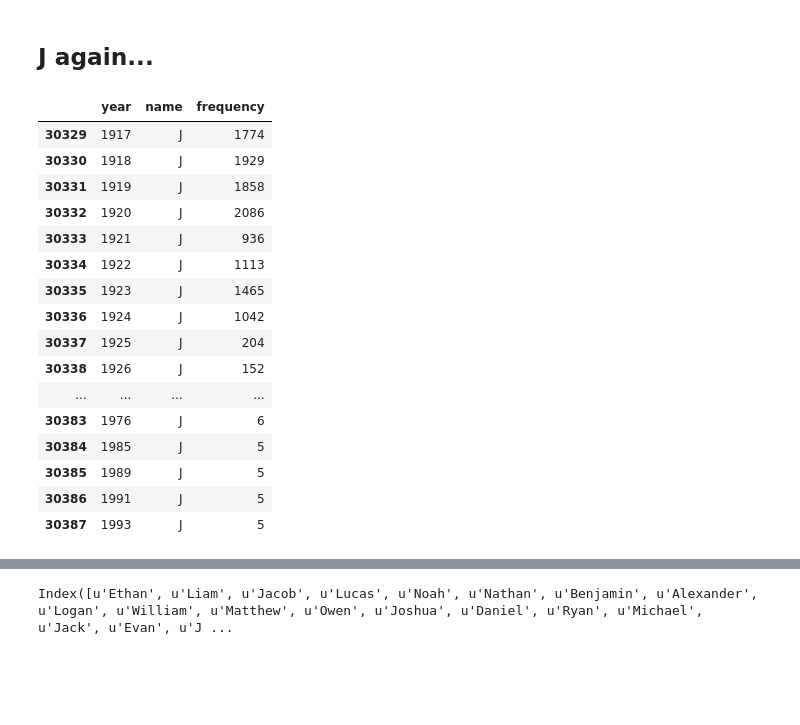
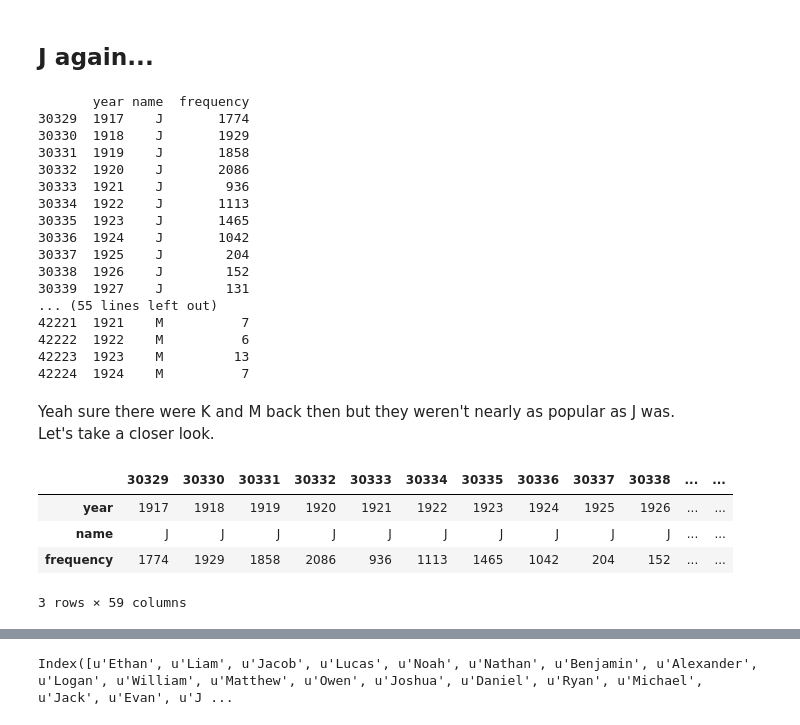
Before and after one commit to c0ns0le/ipython-notebooks, a Jupyter notebook: pydata/Baby boy names in Alberta and Ontario.ipynb, the cells around one changed output, grey strips where cells are left out. Drawn from its saved outputs; the diff is of its cells as text; code cells hidden in the pictures; blank space fills up the shorter version.

Commit message:
baby names

```diff
--- a/pydata/Baby boy names in Alberta and Ontario.ipynb
+++ b/pydata/Baby boy names in Alberta and Ontario.ipynb
@@ -333,23 +346,37 @@ ontario_boys.columns=["year", "name", "frequency"]
 ontario_boys['name'] = map(str.title, ontario_boys['name'])
 # %% [markdown]
 ## J again...
+# %%
+for letter in string.ascii_uppercase:
+    df = ontario_boys[ontario_boys['name']==letter]
+    if not df.empty:
+        print(df)
+# %% [output]
+       year name  frequency
+30329  1917    J       1774
+30330  1918    J       1929
+30331  1919    J       1858
+30332  1920    J       2086
+30333  1921    J        936
+30334  1922    J       1113
+30335  1923    J       1465
+30336  1924    J       1042
+30337  1925    J        204
+30338  1926    J        152
+30339  1927    J        131
+... (55 lines left out)
+42221  1921    M          7
+42222  1922    M          6
+42223  1923    M         13
+42224  1924    M          7
+# %% [markdown]
+Yeah sure there were K and M back then but they weren't nearly as popular as J was.
+Let's take a closer look.
 # %%
-ontario_boys[ontario_boys['name'] == "J"]
+ontario_boys[ontario_boys['name'] == "J"].T
 # %% [output]
-|  | year | name | frequency |
-| 30329 | 1917 | J | 1774 |
-| 30330 | 1918 | J | 1929 |
-| 30331 | 1919 | J | 1858 |
-| 30332 | 1920 | J | 2086 |
-| 30333 | 1921 | J | 936 |
-| 30334 | 1922 | J | 1113 |
-| 30335 | 1923 | J | 1465 |
-| 30336 | 1924 | J | 1042 |
-| 30337 | 1925 | J | 204 |
-| 30338 | 1926 | J | 152 |
-| ... | ... | ... | ... |
-| 30383 | 1976 | J | 6 |
-| 30384 | 1985 | J | 5 |
-| 30385 | 1989 | J | 5 |
-| 30386 | 1991 | J | 5 |
-| 30387 | 1993 | J | 5 |
+|  | 30329 | 30330 | 30331 | 30332 | 30333 | 30334 | 30335 | 30336 | 30337 | 30338 | ... | ... |
+| year | 1917 | 1918 | 1919 | 1920 | 1921 | 1922 | 1923 | 1924 | 1925 | 1926 | ... | ... |
+| name | J | J | J | J | J | J | J | J | J | J | ... | ... |
+| frequency | 1774 | 1929 | 1858 | 2086 | 936 | 1113 | 1465 | 1042 | 204 | 152 | ... | ... |
+3 rows × 59 columns
```
Also changed, not shown: parts of 16 cells of this notebook, 1 other file.
